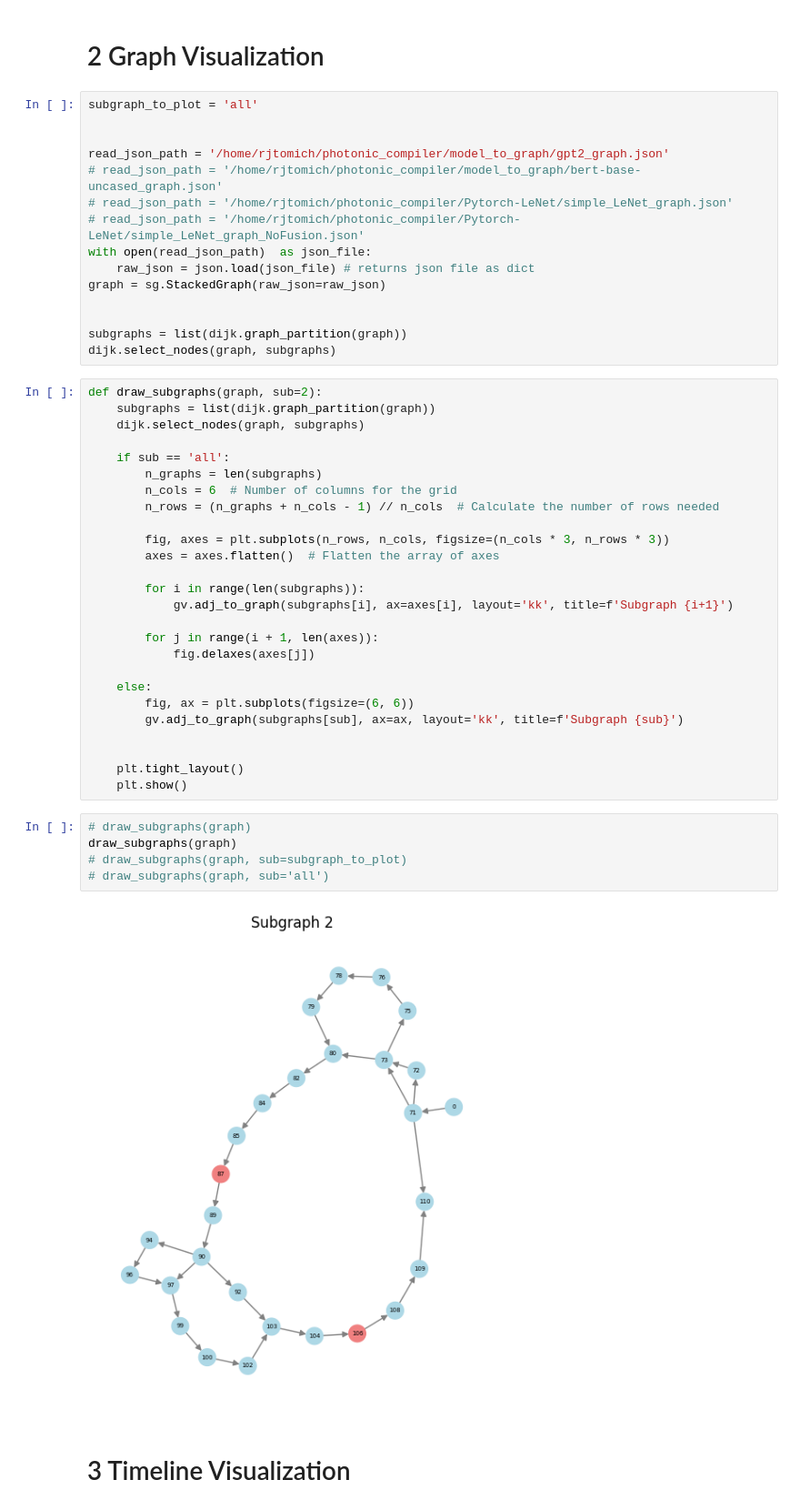
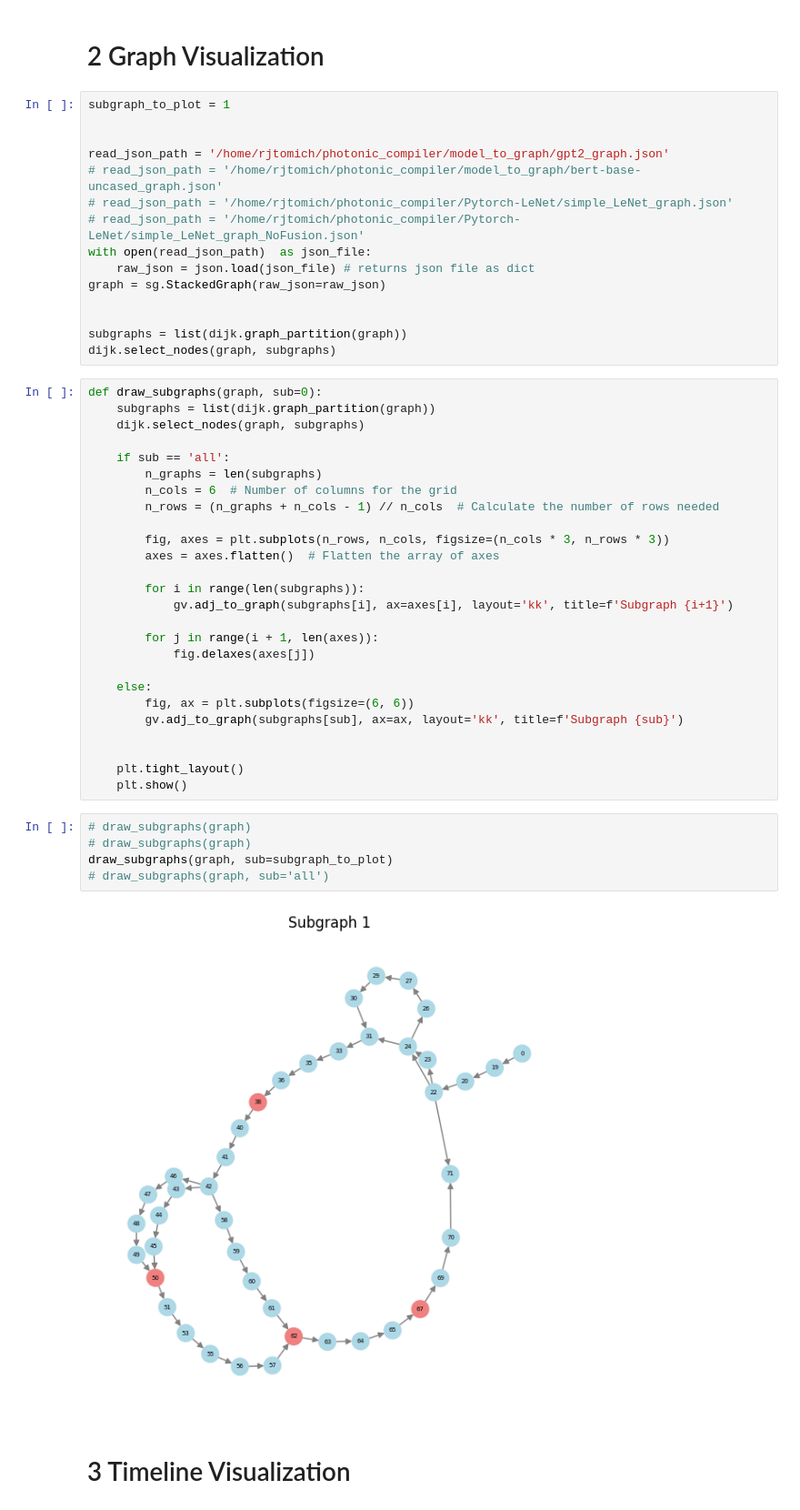
Before and after one commit to RyanTomich/photonic_compiler, a Jupyter notebook: model_to_graph/sub_graphs.ipynb, the cells around one changed output. Shown: that part at 91% size. Drawn from its saved outputs; the diff is of its cells as text.

```diff
--- a/model_to_graph/sub_graphs.ipynb
+++ b/model_to_graph/sub_graphs.ipynb
@@ -71,7 +71,7 @@ import graph_visualization as gv
 # %% [markdown]
 # 2 Graph Visualization
 # %%
-subgraph_to_plot = 'all'
+subgraph_to_plot = 1
 
 
 read_json_path = '/home/rjtomich/photonic_compiler/model_to_graph/gpt2_graph.json'
@@ -86,7 +86,7 @@ graph = sg.StackedGraph(raw_json=raw_json)
 subgraphs = list(dijk.graph_partition(graph))
 dijk.select_nodes(graph, subgraphs)
 # %%
-def draw_subgraphs(graph, sub=2):
+def draw_subgraphs(graph, sub=0):
     subgraphs = list(dijk.graph_partition(graph))
     dijk.select_nodes(graph, subgraphs)
 
@@ -113,11 +113,11 @@ def draw_subgraphs(graph, sub=2):
     plt.show()
 # %%
 # draw_subgraphs(graph)
-draw_subgraphs(graph)
-# draw_subgraphs(graph, sub=subgraph_to_plot)
+# draw_subgraphs(graph)
+draw_subgraphs(graph, sub=subgraph_to_plot)
 # draw_subgraphs(graph, sub='all')
 # %% [output]
-[figure, old version]
+[figure, new version]
 # %% [markdown]
 # 3 Timeline Visualization
 # %%
```
Also changed, not shown: parts of 1 cell of this notebook, 1 other file.
